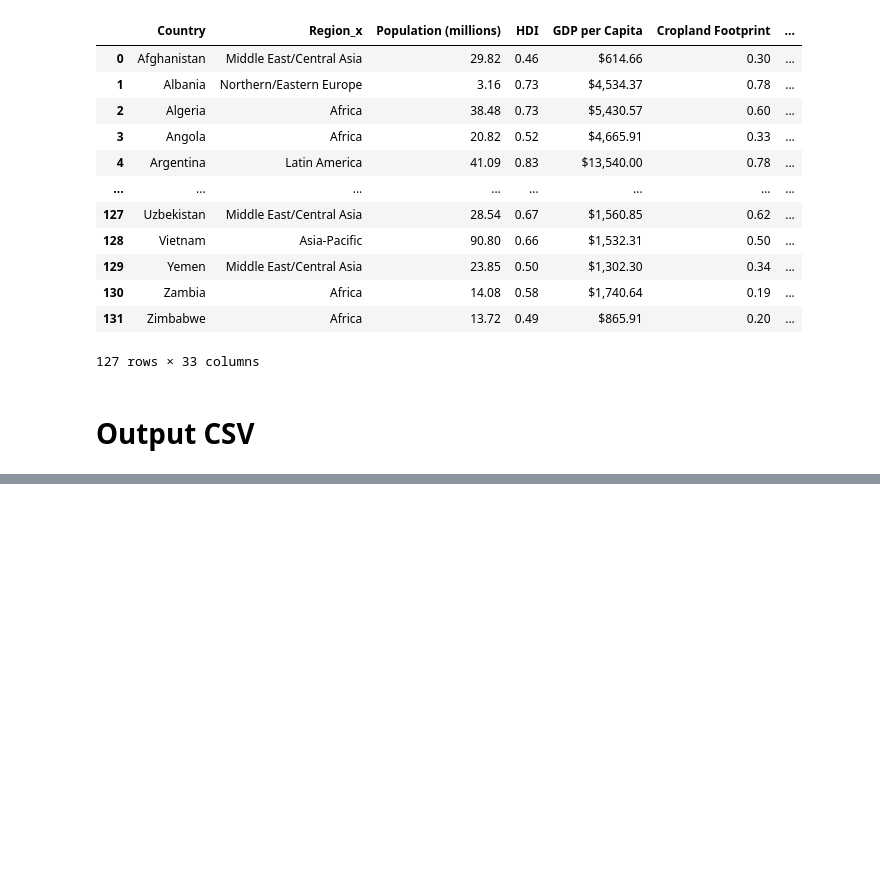
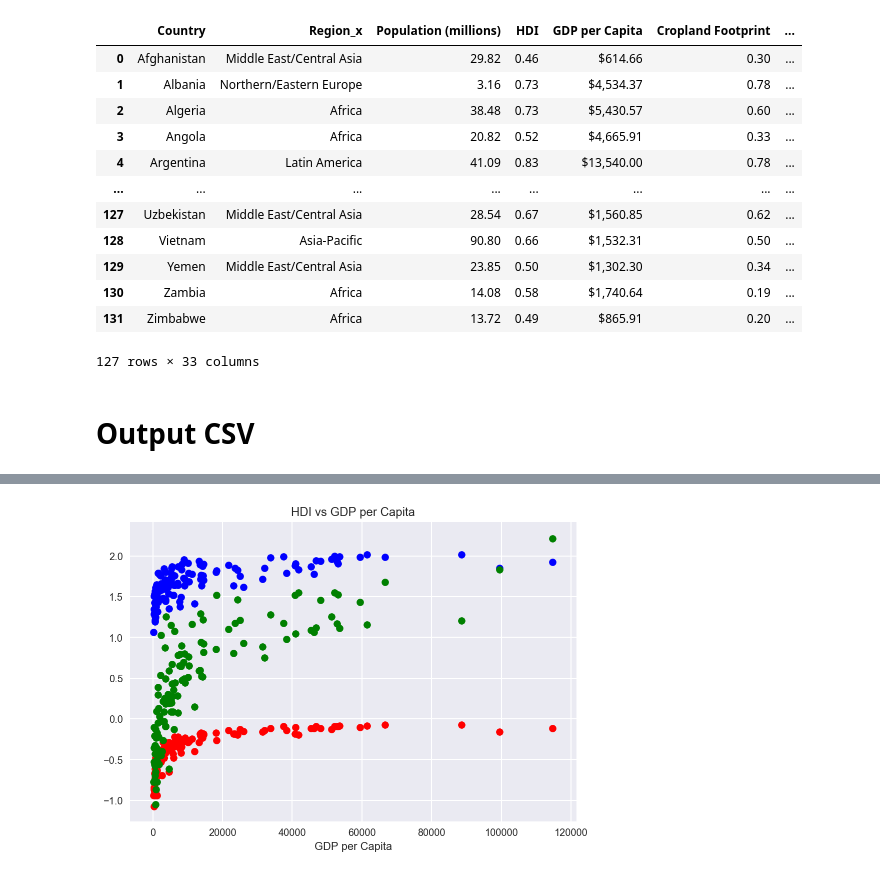
Before and after one commit to roumenguha/ECE143-Final-Project, a Jupyter notebook: Data cleanup.ipynb, the cells around one changed output, grey strips where cells are left out. Saved outputs shown, nothing was run; the diff lists cells and outputs as text; code cells hidden in the pictures; blank space fills up the shorter version.

Commit message:
Added some initial plotting code
Copy this and make your own for your analyses

```diff
--- a/Data cleanup.ipynb
+++ b/Data cleanup.ipynb
@@ -101,0 +108,3 @@ data.to_csv('./Data/data.csv', index = False)
+# %%
+data = pd.read_csv("./Data/data.csv")
+data
@@ -101,0 +125,3 @@ data.to_csv('./Data/data.csv', index = False)
+# %%
+data['GDP per Capita'] = data['GDP per Capita'].replace('[\$,]', '', regex=True).astype(float)
+data
@@ -101,0 +142,13 @@ data.to_csv('./Data/data.csv', index = False)
+# %%
+plt.style.use('seaborn')
+
+plt.figure()
+plt.scatter(data['GDP per Capita'], np.log(data['HDI']), marker='o', color='r')
+plt.scatter(data['GDP per Capita'], np.log(data['Happiness Score']), marker='o', color='b')
+plt.scatter(data['GDP per Capita'], np.log(data['Earths Required']), marker='o', color='g')
+
+plt.title('HDI vs GDP per Capita')
+plt.xlabel('GDP per Capita')
+plt.show()
+# %% [output]
+[figure, added]
```
Also changed, not shown: parts of 6 cells of this notebook, 1 other file.
